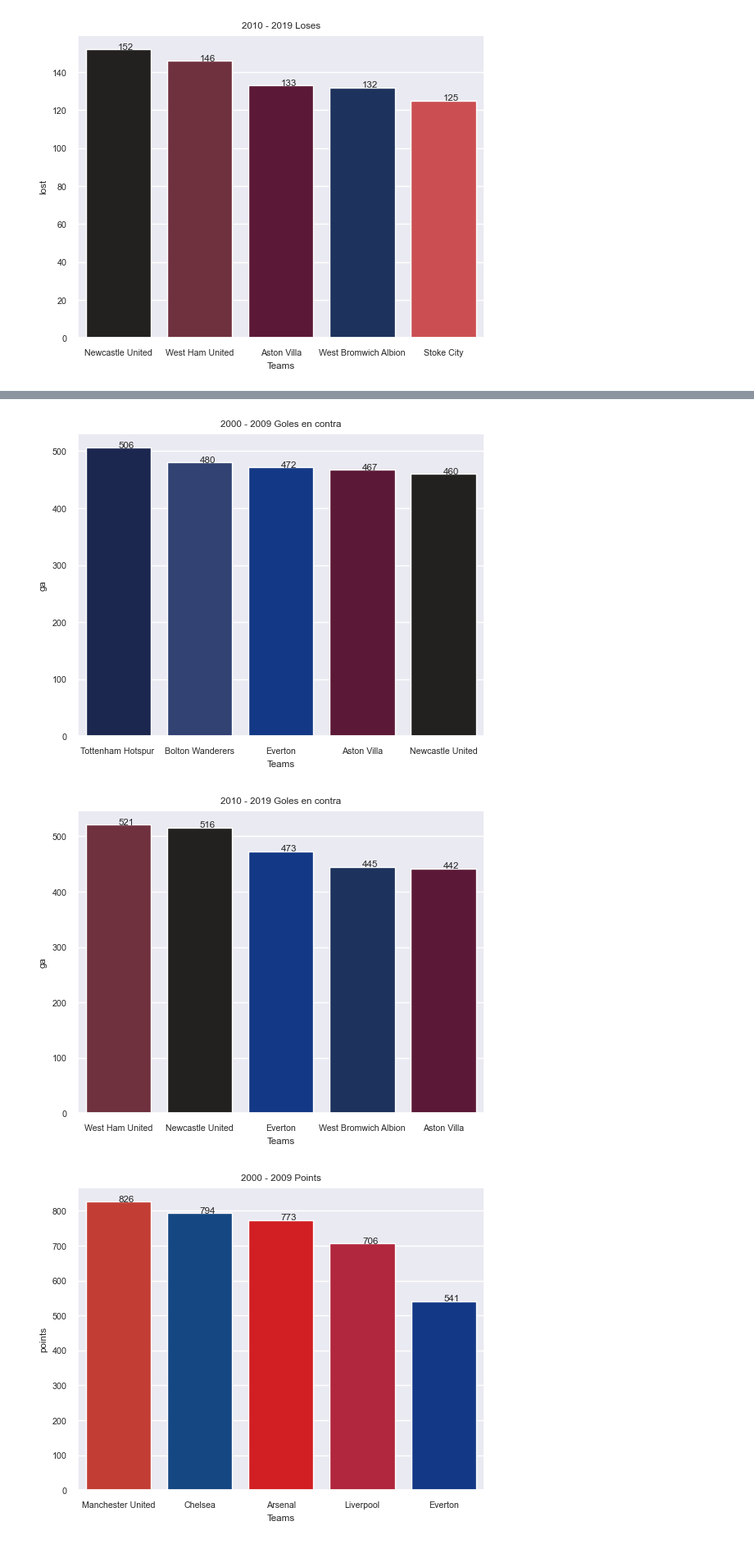
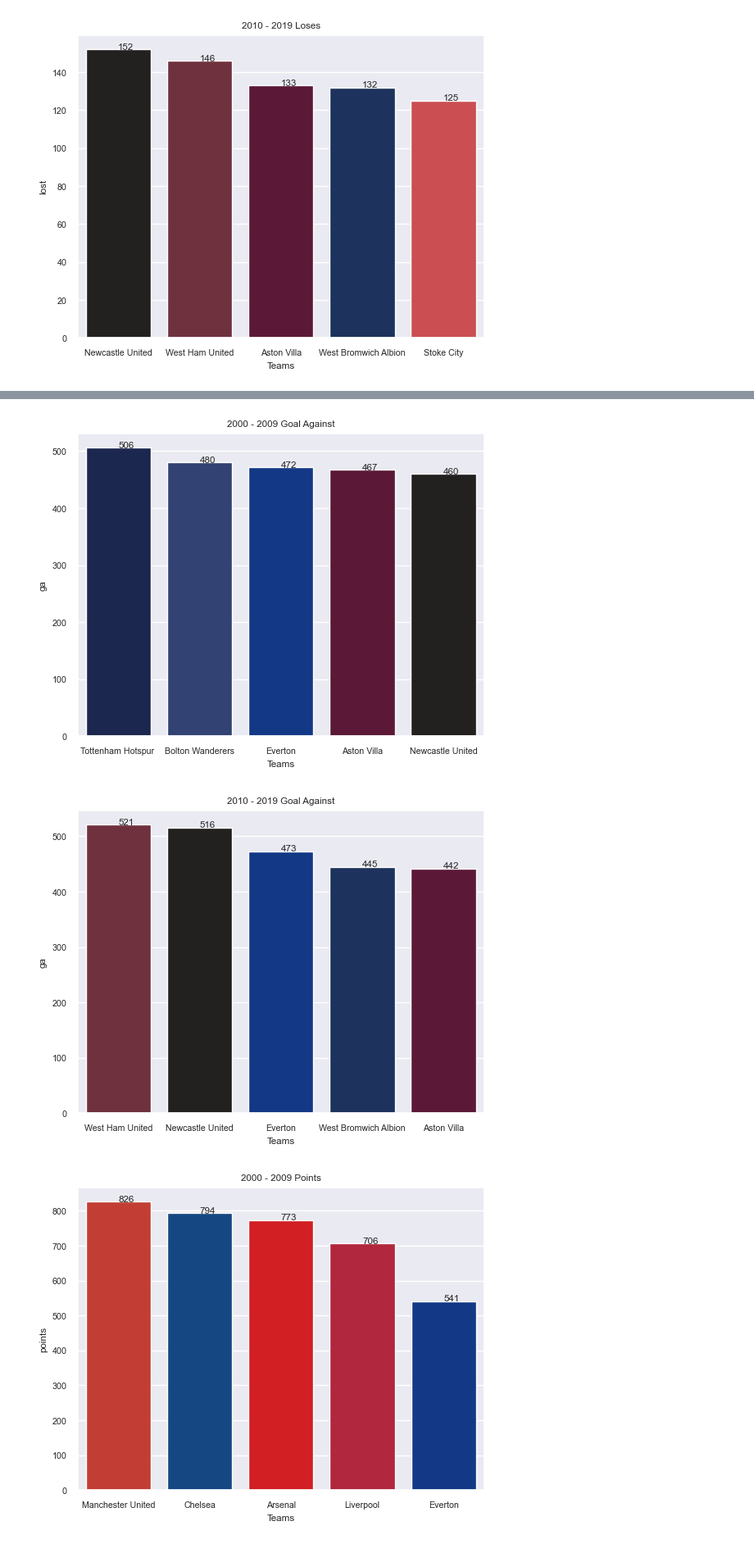
Before and after one commit to agusvaldes/Premier-2009-vs-2019, a Jupyter notebook: main.ipynb, the cells around one changed output, grey strips where cells are left out. Shown at 82% size. Cells and saved outputs as stored; diff of their text form; code cells hidden in the pictures.

```diff
--- a/main.ipynb
+++ b/main.ipynb
@@ -2,6 +2,6 @@
 import pandas
 import Functions
 # %%
-premier2009 = pandas.read_csv('2000-2009.csv')
-premier2019 = pandas.read_csv('2010-2019.csv')
+first_decade = pandas.read_csv('2000-2009.csv')
+second_decade = pandas.read_csv('2010-2019.csv')
 # %%
@@ -56,8 +56,8 @@ Functions.most_in(data=premier2019, series='gf', title='2010 - 2019 Goles a favo
 # %%
-# Equipos con más goles en contra (gráfico de barras)
-Functions.most_in(data=premier2009, series='ga', title='2000 - 2009 Goles en contra')
-Functions.most_in(data=premier2019, series='ga', title='2010 - 2019 Goles en contra')
+# Top Teams In Goal Against (barplot)
+Functions.most_in(data=first_decade, series='ga', title='2000 - 2009 Goal Against')
+Functions.most_in(data=second_decade, series='ga', title='2010 - 2019 Goal Against')
 # %% [output]
-[figure, old version]
+[figure, new version]
-[figure, old version]
+[figure, new version]
 # %%
```
Also changed, not shown: parts of 9 cells of this notebook.
